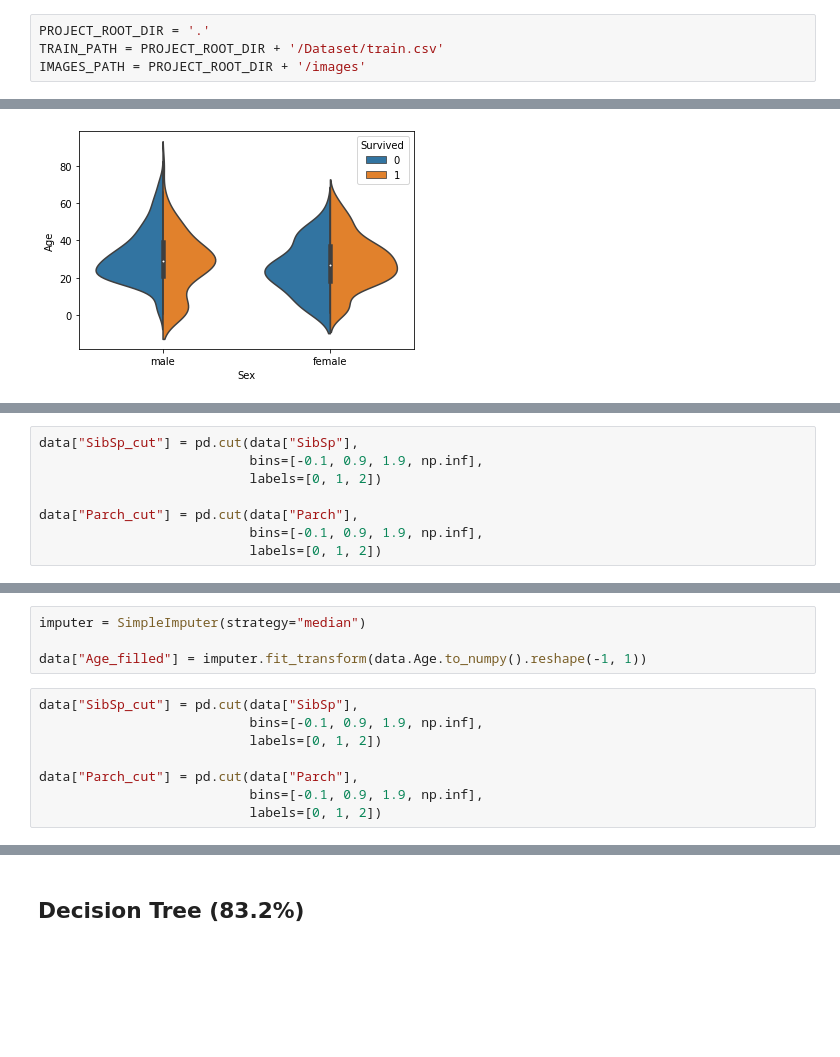
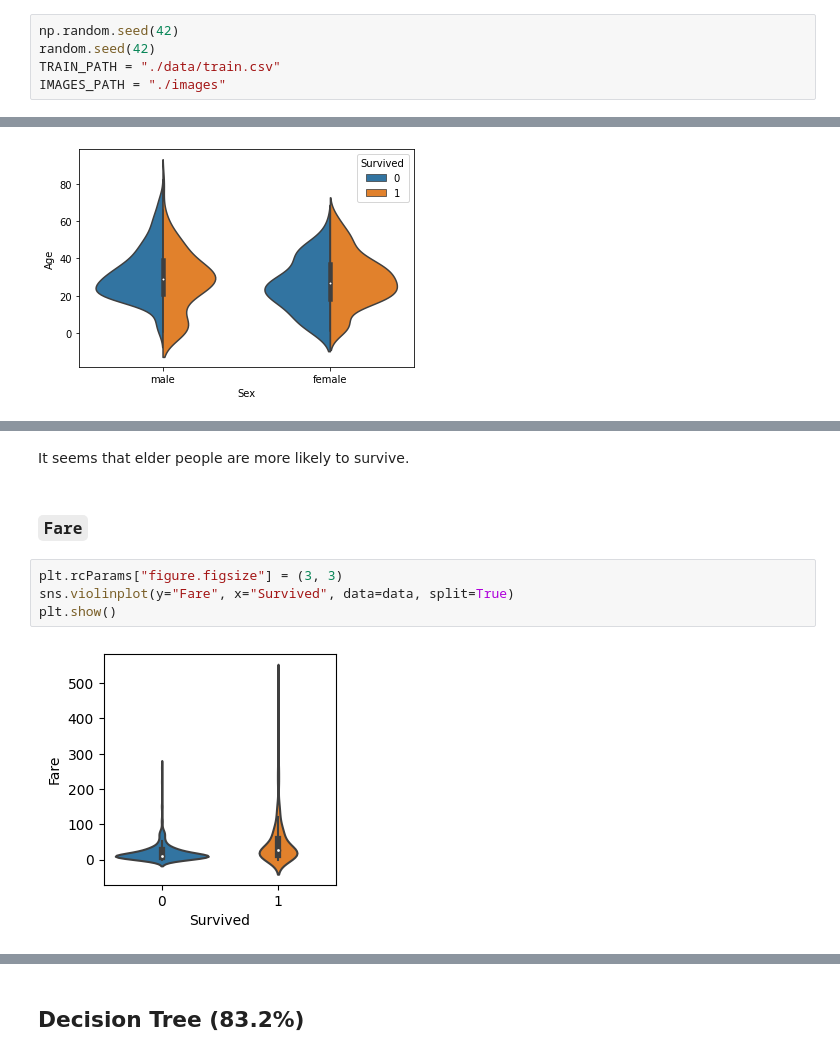
Before and after one commit to QQQQ00243/Titanic, a Jupyter notebook: Titanic.ipynb, the cells around one changed output, grey strips where cells are left out. Cells and saved outputs as stored; diff of their text form; blank space fills up the shorter version.

```diff
--- a/Titanic.ipynb
+++ b/Titanic.ipynb
@@ -15,7 +16,8 @@ from sklearn.model_selection import cross_val_score, ShuffleSplit
 # %%
-PROJECT_ROOT_DIR = '.'
-TRAIN_PATH = PROJECT_ROOT_DIR + '/Dataset/train.csv'
-IMAGES_PATH = PROJECT_ROOT_DIR + '/images'
+np.random.seed(42)
+random.seed(42)
+TRAIN_PATH = "./data/train.csv"
+IMAGES_PATH = "./images"
 # %% [markdown]
 # Get the Data
 # %%
@@ -88,8 +89,0 @@ plt.show()
-# %%
-data["SibSp_cut"] = pd.cut(data["SibSp"],
-                           bins=[-0.1, 0.9, 1.9, np.inf],
-                           labels=[0, 1, 2])
-
-data["Parch_cut"] = pd.cut(data["Parch"],
-                           bins=[-0.1, 0.9, 1.9, np.inf],
-                           labels=[0, 1, 2])
@@ -114,12 +89,0 @@ plt.show()
-# %%
-imputer = SimpleImputer(strategy="median")
-
-data["Age_filled"] = imputer.fit_transform(data.Age.to_numpy().reshape(-1, 1))
-# %%
-data["SibSp_cut"] = pd.cut(data["SibSp"],
-                           bins=[-0.1, 0.9, 1.9, np.inf],
-                           labels=[0, 1, 2])
-
-data["Parch_cut"] = pd.cut(data["Parch"],
-                           bins=[-0.1, 0.9, 1.9, np.inf],
-                           labels=[0, 1, 2])
@@ -178,0 +90,10 @@ accuracy: 0.806
+# %% [markdown]
+It seems that elder people are more likely to survive.
+# %% [markdown]
+### `Fare`
+# %%
+plt.rcParams["figure.figsize"] = (3, 3)
+sns.violinplot(y="Fare", x="Survived", data=data, split=True)
+plt.show()
+# %% [output]
+[figure, added]
```
Also changed, not shown: parts of 73 cells of this notebook, 7 other files.
